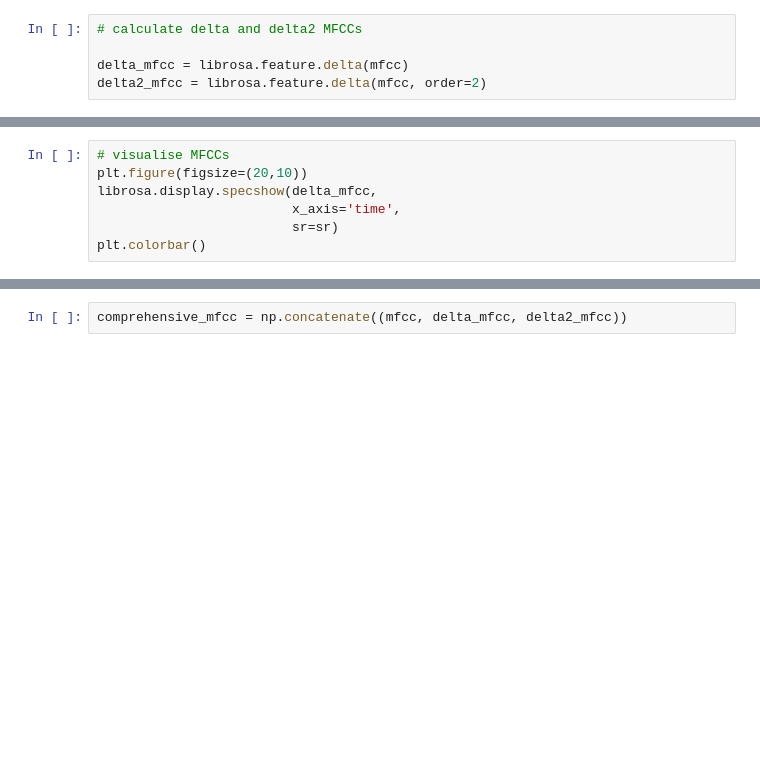
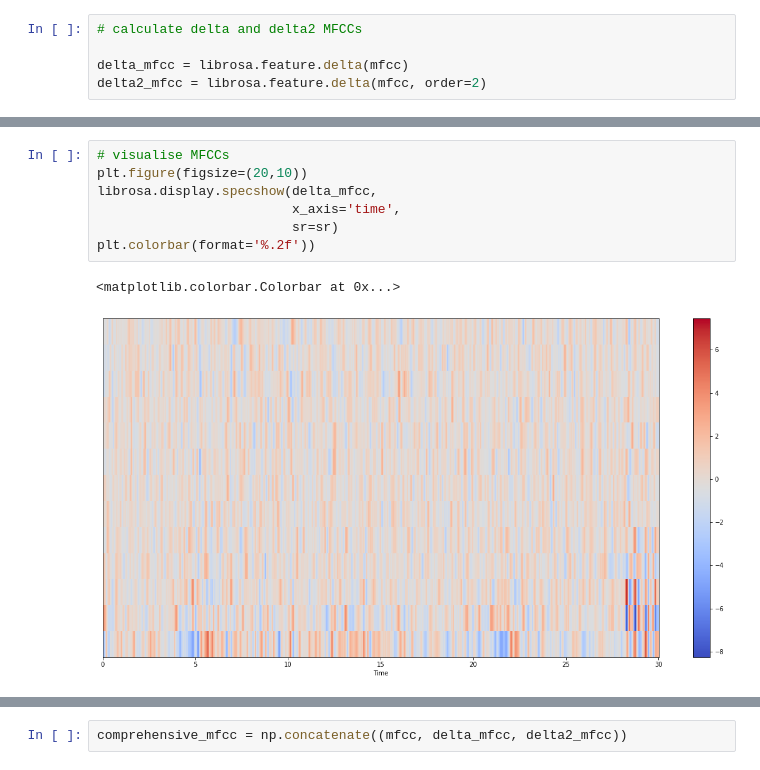
Before and after one commit to SidSaxena/audio-processing, a Jupyter notebook: mfcc.ipynb, the cells around one changed output, grey strips where cells are left out. Saved outputs shown, nothing was run; the diff lists cells and outputs as text; blank space fills up the shorter version.

```diff
--- a/mfcc.ipynb
+++ b/mfcc.ipynb
@@ -35,7 +46,10 @@ delta_mfcc.shape
 # %%
 # visualise MFCCs
 plt.figure(figsize=(20,10))
 librosa.display.specshow(delta_mfcc,
                          x_axis='time',
                          sr=sr)
-plt.colorbar()
+plt.colorbar(format='%.2f'))
+# %% [output]
+<matplotlib.colorbar.Colorbar at 0x...>
+[figure, added]
```
Also changed, not shown: parts of 7 cells of this notebook.
